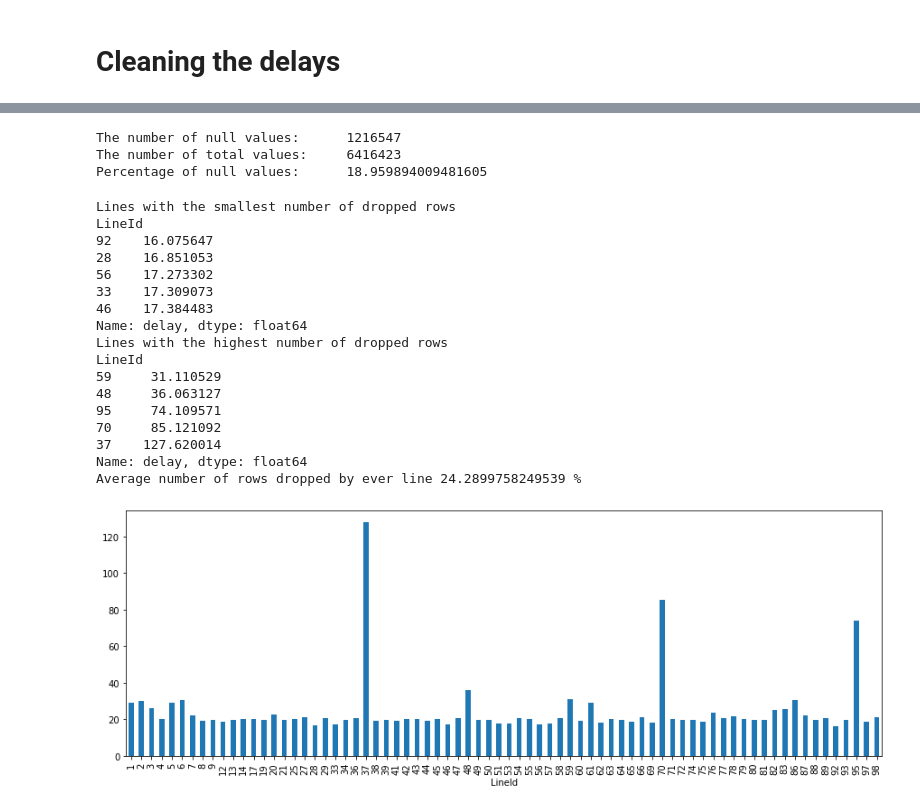
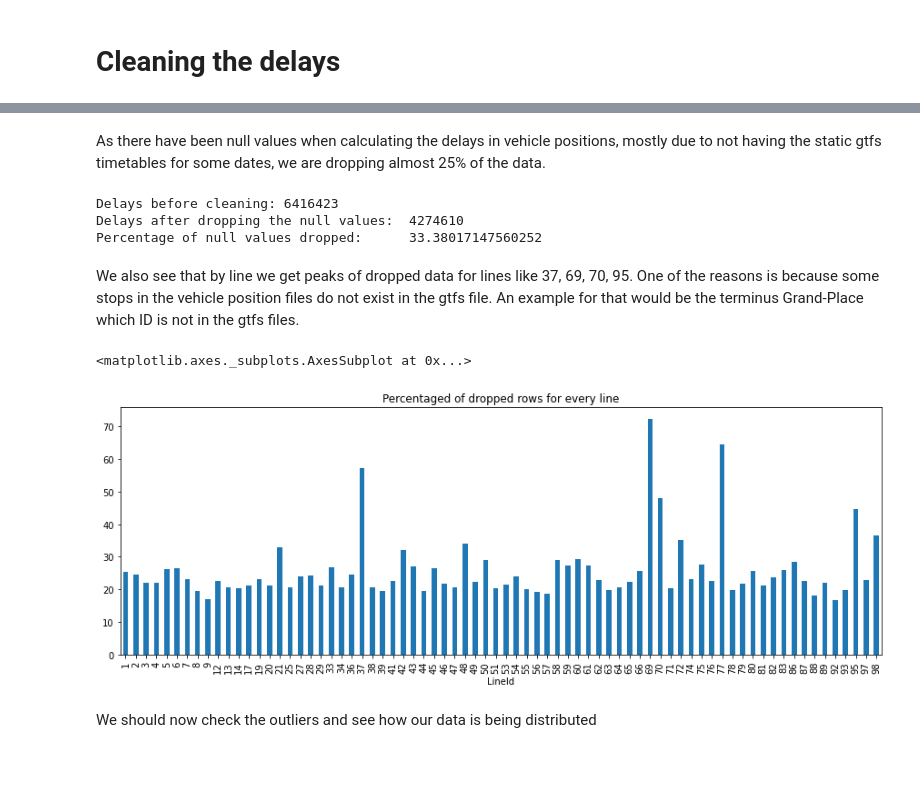
Before and after one commit to abroniewski/STIB-Hach-My-Ride, a Jupyter notebook: notebooks/assignment_2.ipynb, the cells around one changed output, grey strips where cells are left out. Drawn from its saved outputs; the diff is of its cells as text; code cells hidden in the pictures; blank space fills up the shorter version.

```diff
--- a/notebooks/assignment_2.ipynb
+++ b/notebooks/assignment_2.ipynb
@@ -197,4 +389,5 @@ for number in line_numbers[25:]:
 # %%
-# d1 = pd.read_csv('/content/drive/MyDrive/hach-my-ride/delays/vehicleDelays.csv')
-delays_uncleaned = pd.read_csv('/content/drive/MyDrive/hach-my-ride/delays2/vehicleDelays.csv')
+# We are loading the vehicle delays here from a new file or we can use the same
+delays_uncleaned = pd.read_csv('/content/drive/MyDrive/hach-my-ride/vehicleDelays.csv')
+# removing the None values from delay.
 delays = delays_uncleaned.dropna(subset=['delay'])
@@ -201,46 +396,23 @@ delays = delays_uncleaned.dropna(subset=['delay'])
+# %% [markdown]
+As there have been null values when calculating the delays in vehicle positions, mostly due to not having the static gtfs timetables for some dates, we are dropping almost 25% of the data.
 # %%
-# How many vp did we lost in total?
-delay_nulls = delays_uncleaned.delay.isnull().sum(axis = 0)
-delay_size = delays_uncleaned.delay.size
-
-# TODO: check if this is okay stats
-print(f"The number of null values:\t{delay_nulls}")
-print(f"The number of total values:\t{delay_size}")
-print(f"Percentage of null values:\t{delay_nulls / delay_size * 100}")
+print(f"Delays before cleaning:\t{len(delays_uncleaned.index) }")
+print(f"Delays after dropping the null values:\t{len(delays.index)}")
+print(f"Percentage of null values dropped:\t{(1 - (len(delays.index) / len(delays_uncleaned.index))) * 100 }")
 # %% [output]
-The number of null values:      1216547
-The number of total values:     6416423
-Percentage of null values:      18.959894009481605
+Delays before cleaning: 6416423
+Delays after dropping the null values:  4274610
+Percentage of null values dropped:      33.38017147560252
+# %% [markdown]
+We also see that by line we get peaks of dropped data for lines like 37, 69, 70, 95. One of the reasons is because some stops in the vehicle position files do not exist in the gtfs file. An example for that would be the terminus Grand-Place which ID is not in the gtfs files.
 # %%
-# How many vp did we last for every line in total
-dropped_rows_by_line = delays_uncleaned.groupby(['LineId'])['delay'].agg(lambda x: x.isnull().sum() / x.count() *100)
-dropped_rows_by_line.plot(kind='bar', figsize=(15,5))
-dropped_rows_by_line = dropped_rows_by_line.sort_values()
 
-print("Lines with the smallest number of dropped rows")
-print(dropped_rows_by_line.head())
+dropped_rows_by_line = delays_uncleaned.groupby(['LineId'])['delay'].agg(lambda x: x.isnull().sum() / len(x) *100)
 
-print("Lines with the highest number of dropped rows")
-print(dropped_rows_by_line.tail())
-
-print(f"Average number of rows dropped by ever line {dropped_rows_by_line.mean()} %")
+dropped_rows_by_line.plot(kind='bar', figsize=(15,5), title="Percentaged of dropped rows for every line")
 # %% [output]
-Lines with the smallest number of dropped rows
-LineId
-92    16.075647
-28    16.851053
-56    17.273302
-33    17.309073
-46    17.384483
-Name: delay, dtype: float64
-Lines with the highest number of dropped rows
-LineId
-59     31.110529
-48     36.063127
-95     74.109571
-70     85.121092
-37    127.620014
-Name: delay, dtype: float64
-Average number of rows dropped by ever line 24.2899758249539 %
+<matplotlib.axes._subplots.AxesSubplot at 0x...>
-[figure, old version]
+[figure, new version]
+# %% [markdown]
+We should now check the outliers and see how our data is being distributed
 # %%
```
Also changed, not shown: parts of 150 cells of this notebook.
